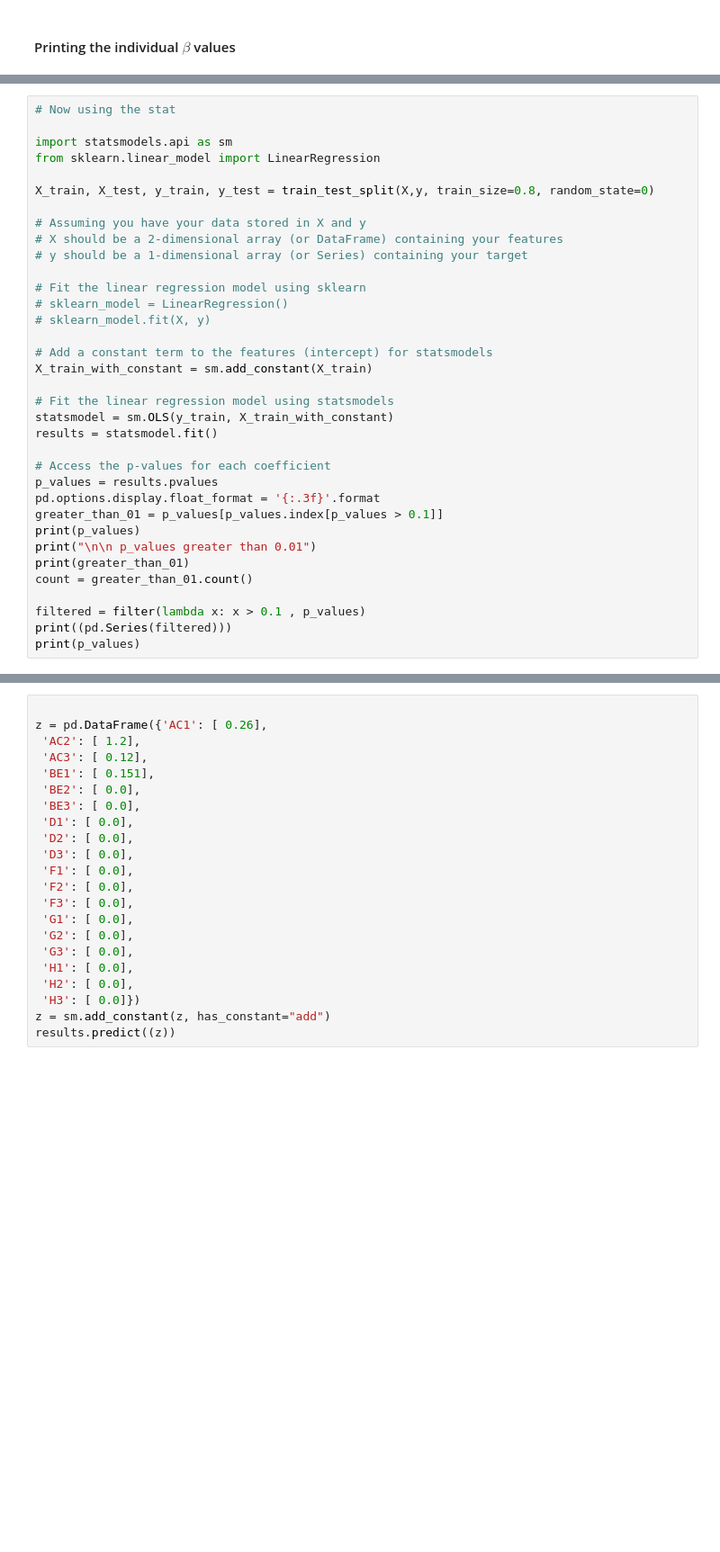
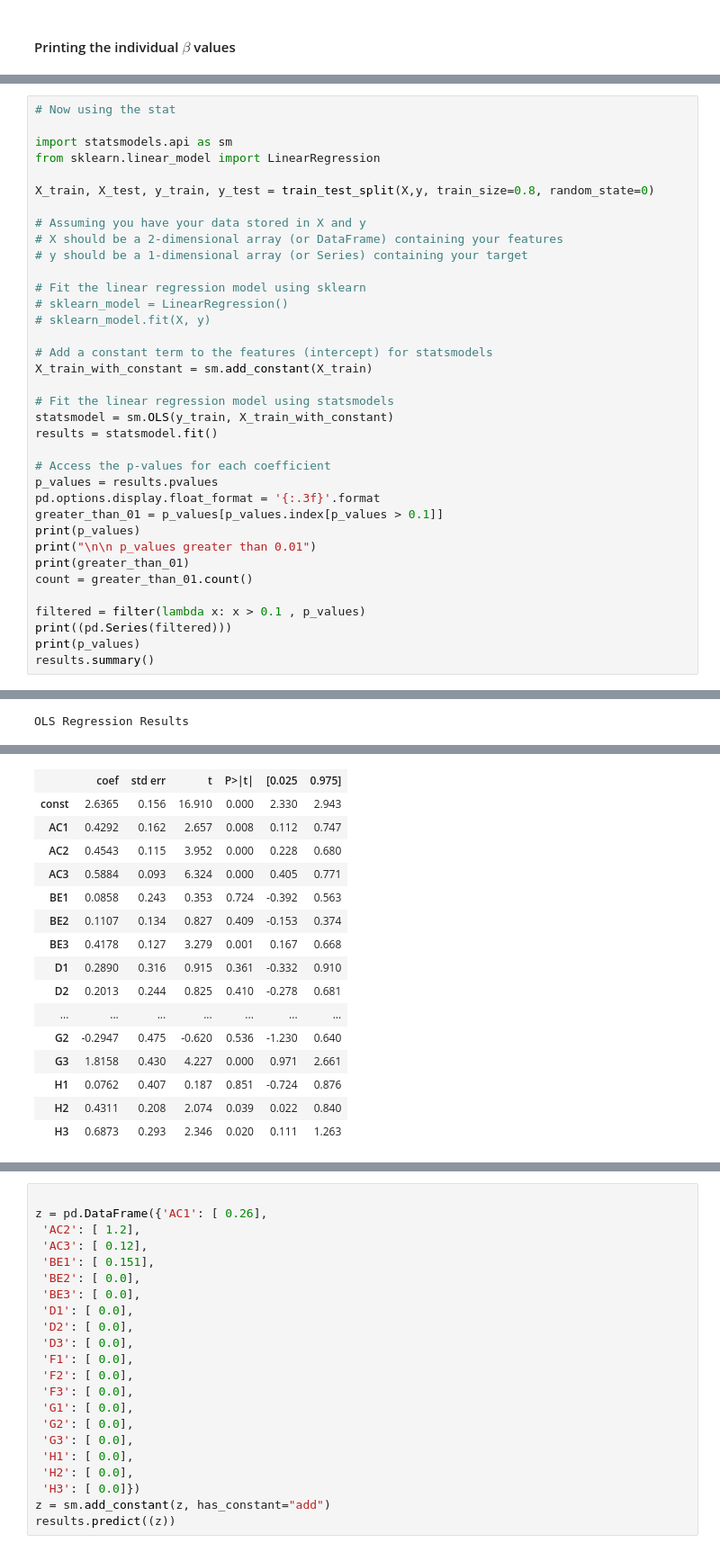
Before and after one commit to nishanKhanal/pci-prediction, a Jupyter notebook: iri/18/18_iri_linear.ipynb, the cells around one changed output, grey strips where cells are left out. Shown at 90% size. Drawn from its saved outputs; the diff is of its cells as text; blank space fills up the shorter version.

Commit message:
Add summary to IRI 18

```diff
--- a/iri/18/18_iri_linear.ipynb
+++ b/iri/18/18_iri_linear.ipynb
@@ -207,5 +224,6 @@ count = greater_than_01.count()
 filtered = filter(lambda x: x > 0.1 , p_values)
 print((pd.Series(filtered)))
 print(p_values)
+results.summary()
 # %% [output]
 const   0.000
@@ -227 +245,2 @@ H3      0.052
 dtype: float64
+OLS Regression Results
@@ -227,0 +256,16 @@ dtype: float64
+|  | coef | std err | t | P>|t| | [0.025 | 0.975] |
+| const | 2.6365 | 0.156 | 16.910 | 0.000 | 2.330 | 2.943 |
+| AC1 | 0.4292 | 0.162 | 2.657 | 0.008 | 0.112 | 0.747 |
+| AC2 | 0.4543 | 0.115 | 3.952 | 0.000 | 0.228 | 0.680 |
+| AC3 | 0.5884 | 0.093 | 6.324 | 0.000 | 0.405 | 0.771 |
+| BE1 | 0.0858 | 0.243 | 0.353 | 0.724 | -0.392 | 0.563 |
+| BE2 | 0.1107 | 0.134 | 0.827 | 0.409 | -0.153 | 0.374 |
+| BE3 | 0.4178 | 0.127 | 3.279 | 0.001 | 0.167 | 0.668 |
+| D1 | 0.2890 | 0.316 | 0.915 | 0.361 | -0.332 | 0.910 |
+| D2 | 0.2013 | 0.244 | 0.825 | 0.410 | -0.278 | 0.681 |
+| ... | ... | ... | ... | ... | ... | ... |
+| G2 | -0.2947 | 0.475 | -0.620 | 0.536 | -1.230 | 0.640 |
+| G3 | 1.8158 | 0.430 | 4.227 | 0.000 | 0.971 | 2.661 |
+| H1 | 0.0762 | 0.407 | 0.187 | 0.851 | -0.724 | 0.876 |
+| H2 | 0.4311 | 0.208 | 2.074 | 0.039 | 0.022 | 0.840 |
+| H3 | 0.6873 | 0.293 | 2.346 | 0.020 | 0.111 | 1.263 |
```
Also changed, not shown: parts of 5 cells of this notebook.
